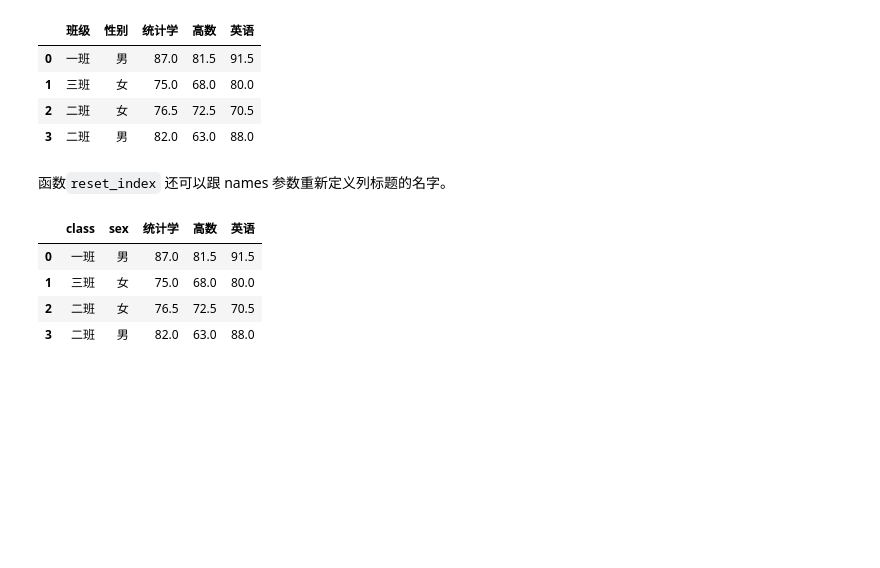
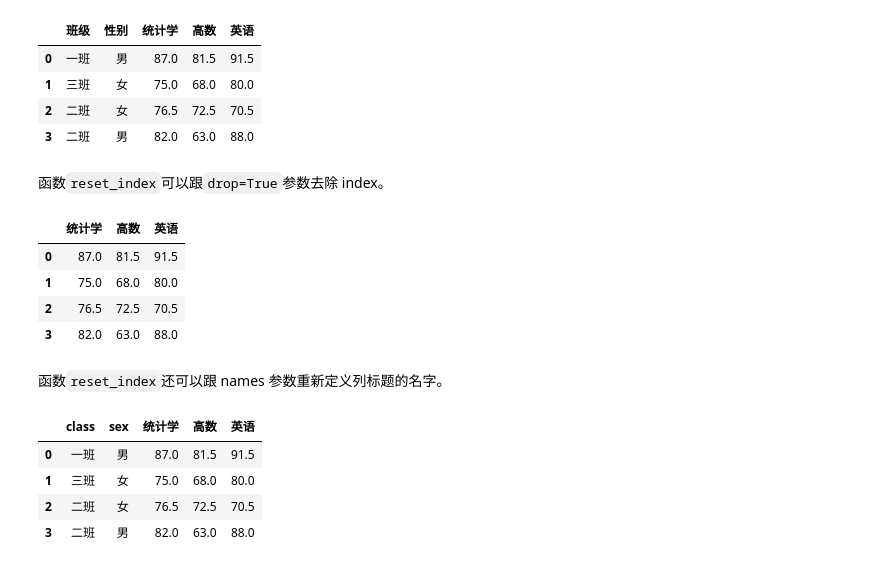
Before and after one commit to RobinChen121/book-Python-Data-Science-en, a Jupyter notebook: data-science/_build/jupyter_execute/introduction-to-pandas.ipynb, the cells around one changed output. Saved outputs shown, nothing was run; the diff lists cells and outputs as text; code cells hidden in the pictures; blank space fills up the shorter version.

```diff
--- a/data-science/_build/jupyter_execute/introduction-to-pandas.ipynb
+++ b/data-science/_build/jupyter_execute/introduction-to-pandas.ipynb
@@ -786,8 +786,19 @@ df2
 | 1 | 三班 | 女 | 75.0 | 68.0 | 80.0 |
 | 2 | 二班 | 女 | 76.5 | 72.5 | 70.5 |
 | 3 | 二班 | 男 | 82.0 | 63.0 | 88.0 |
+# %% [markdown]
+函数`reset_index`可以跟`drop=True`参数去除 index。
+# %%
+df2 = df.groupby(['班级', '性别']).mean(numeric_only=True).reset_index(drop=True) # 按班级、性别汇总平均成绩
+df2
+# %% [output]
+|  | 统计学 | 高数 | 英语 |
+| 0 | 87.0 | 81.5 | 91.5 |
+| 1 | 75.0 | 68.0 | 80.0 |
+| 2 | 76.5 | 72.5 | 70.5 |
+| 3 | 82.0 | 63.0 | 88.0 |
 # %% [markdown]
-函数`reset_index` 还可以跟 names 参数重新定义列标题的名字。
+函数`reset_index`还可以跟 names 参数重新定义列标题的名字。
 # %%
 df2 = df.groupby(['班级', '性别']).mean(numeric_only=True).reset_index(names = ['class', 'sex']) # 按班级、性别汇总平均成绩
 df2
```
Also changed, not shown: 6 other files.
